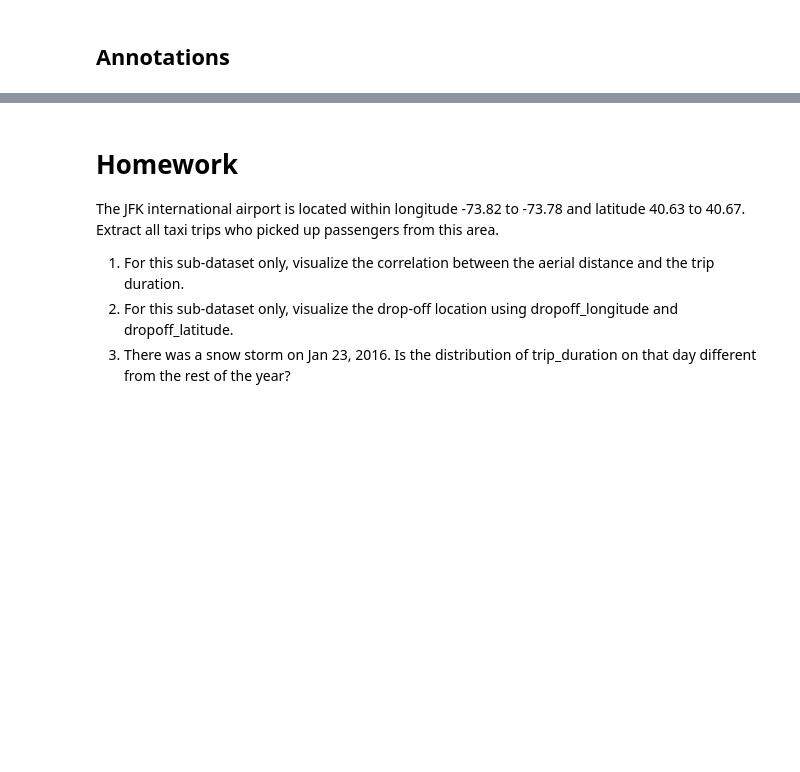
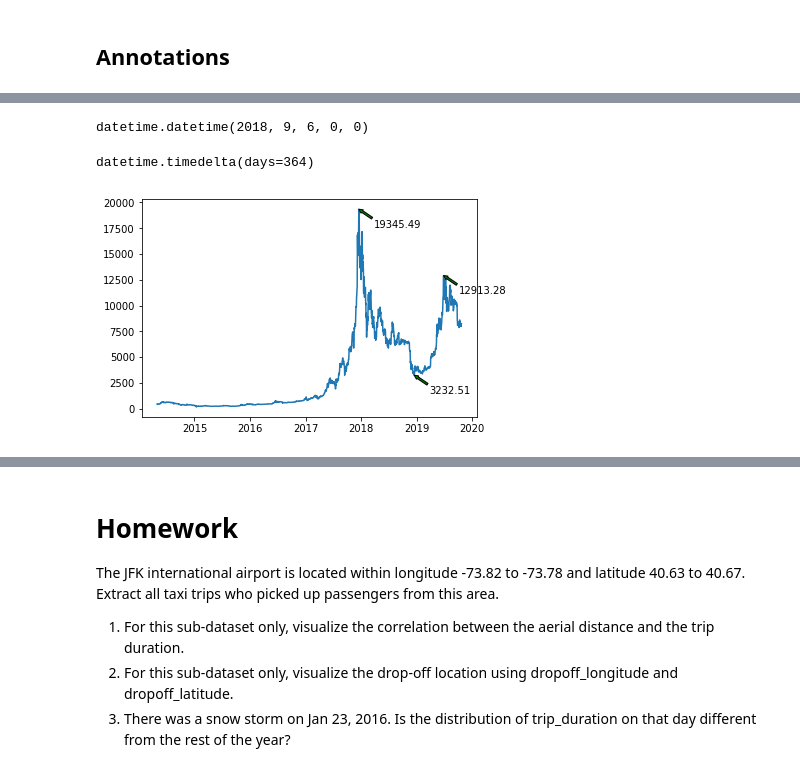
Before and after one commit to ch00226855/CMP464-Fall2019, a Jupyter notebook: Week7_Matplotlib_Part2.ipynb, the cells around one changed output, grey strips where cells are left out. Drawn from its saved outputs; the diff is of its cells as text; code cells hidden in the pictures; blank space fills up the shorter version.

```diff
--- a/Week7_Matplotlib_Part2.ipynb
+++ b/Week7_Matplotlib_Part2.ipynb
@@ -507,0 +550,6 @@ for date, label in peaks:
+# %%
+# Add low points to the figure
+subdata = data[data.index > datetime(2018, 1 ,1)]
+price = subdata['close'].min()
+date = subdata['close'].argmin()
+print(date)
@@ -507,0 +565,29 @@ for date, label in peaks:
+# %%
+datetime(2018, 12, 15) - timedelta(days=100)
+# %% [output]
+datetime.datetime(2018, 9, 6, 0, 0)
+# %%
+datetime(2018, 12, 15) - datetime(2017, 12, 16)
+# %% [output]
+datetime.timedelta(days=364)
+# %%
+# Plot the price curve, add an arrow pointing to the valley
+fig = plt.figure()
+ax1 = fig.add_subplot(111)
+ax1.plot(data.index, data['close'])
+
+peaks = [
+    (datetime(2017, 12, 16), '19345.49'),
+    (datetime(2019, 6, 26), '12913.28'),
+    (datetime(2018, 12, 15), str(price))
+]
+
+for date, label in peaks:
+    ax1.annotate(label,
+            xy=(date, data.asof(date)['close']),
+            xytext=(date+timedelta(days=100), data.asof(date)['close']-1000),
+            arrowprops=dict(facecolor='green', headwidth=4, width=2, headlength=4),
+            horizontalalignment='left',
+            verticalalignment='top')
+# %% [output]
+[figure, added]
```
Also changed, not shown: parts of 22 cells of this notebook.
